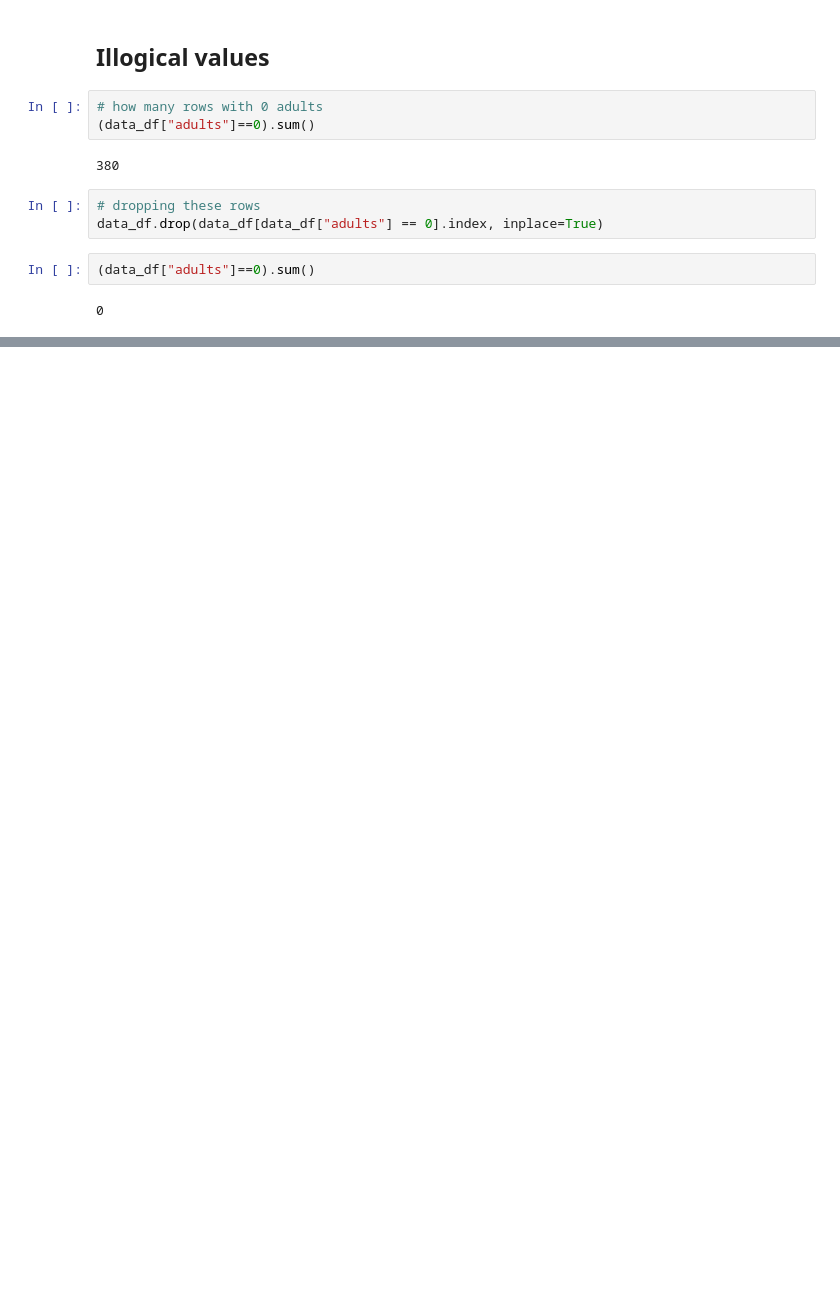
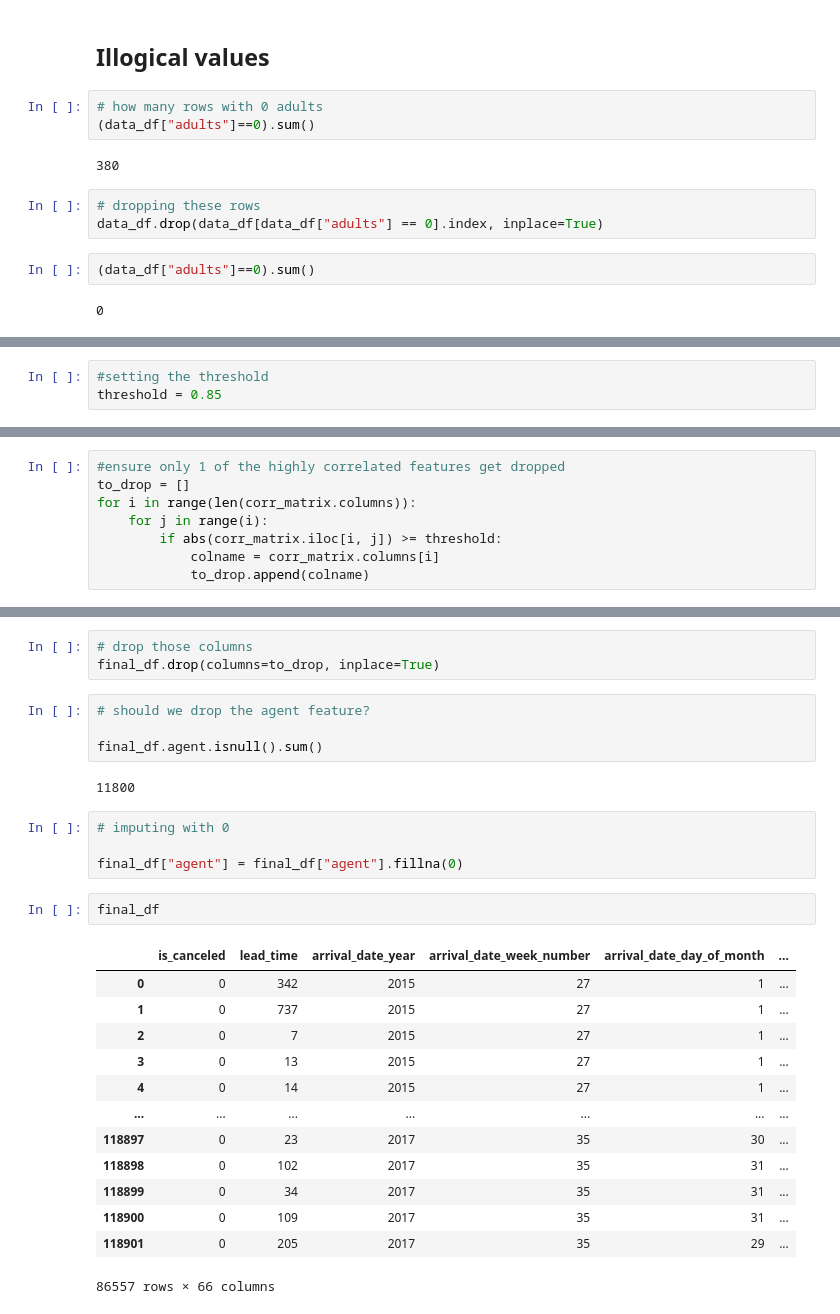
Before and after one commit to Khushwant-singh/machine-learning-python, a Jupyter notebook: demos.ipynb, the cells around one changed output, grey strips where cells are left out. Saved outputs shown, nothing was run; the diff lists cells and outputs as text; blank space fills up the shorter version.

```diff
--- a/demos.ipynb
+++ b/demos.ipynb
@@ -327,0 +473,3 @@ data_df.drop(data_df[data_df["adults"] == 0].index, inplace=True)
+# %%
+#setting the threshold
+threshold = 0.85
@@ -327,0 +480,8 @@ data_df.drop(data_df[data_df["adults"] == 0].index, inplace=True)
+# %%
+#ensure only 1 of the highly correlated features get dropped
+to_drop = []
+for i in range(len(corr_matrix.columns)):
+    for j in range(i):
+        if abs(corr_matrix.iloc[i, j]) >= threshold:
+            colname = corr_matrix.columns[i]
+            to_drop.append(colname)
@@ -327,0 +501,29 @@ data_df.drop(data_df[data_df["adults"] == 0].index, inplace=True)
+# %%
+# drop those columns
+final_df.drop(columns=to_drop, inplace=True)
+# %%
+# should we drop the agent feature?
+
+final_df.agent.isnull().sum()
+# %% [output]
+11800
+# %%
+# imputing with 0
+
+final_df["agent"] = final_df["agent"].fillna(0)
+# %%
+final_df
+# %% [output]
+|  | is_canceled | lead_time | arrival_date_year | arrival_date_week_number | arrival_date_day_of_month | ... |
+| 0 | 0 | 342 | 2015 | 27 | 1 | ... |
+| 1 | 0 | 737 | 2015 | 27 | 1 | ... |
+| 2 | 0 | 7 | 2015 | 27 | 1 | ... |
+| 3 | 0 | 13 | 2015 | 27 | 1 | ... |
+| 4 | 0 | 14 | 2015 | 27 | 1 | ... |
+| ... | ... | ... | ... | ... | ... | ... |
+| 118897 | 0 | 23 | 2017 | 35 | 30 | ... |
+| 118898 | 0 | 102 | 2017 | 35 | 31 | ... |
+| 118899 | 0 | 34 | 2017 | 35 | 31 | ... |
+| 118900 | 0 | 109 | 2017 | 35 | 31 | ... |
+| 118901 | 0 | 205 | 2017 | 35 | 29 | ... |
+86557 rows × 66 columns
```
Also changed, not shown: parts of 16 cells of this notebook.
